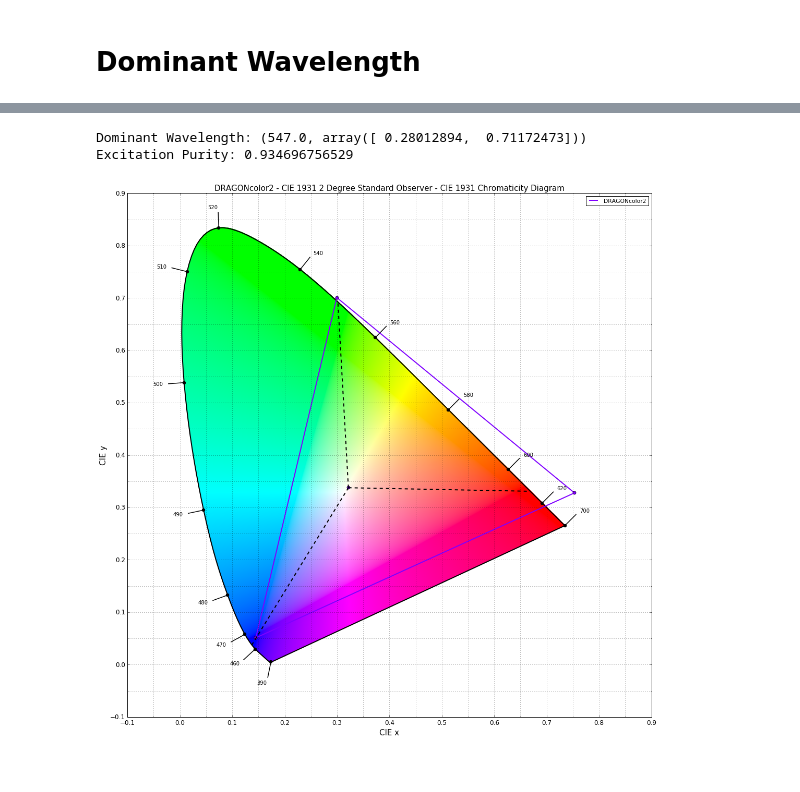
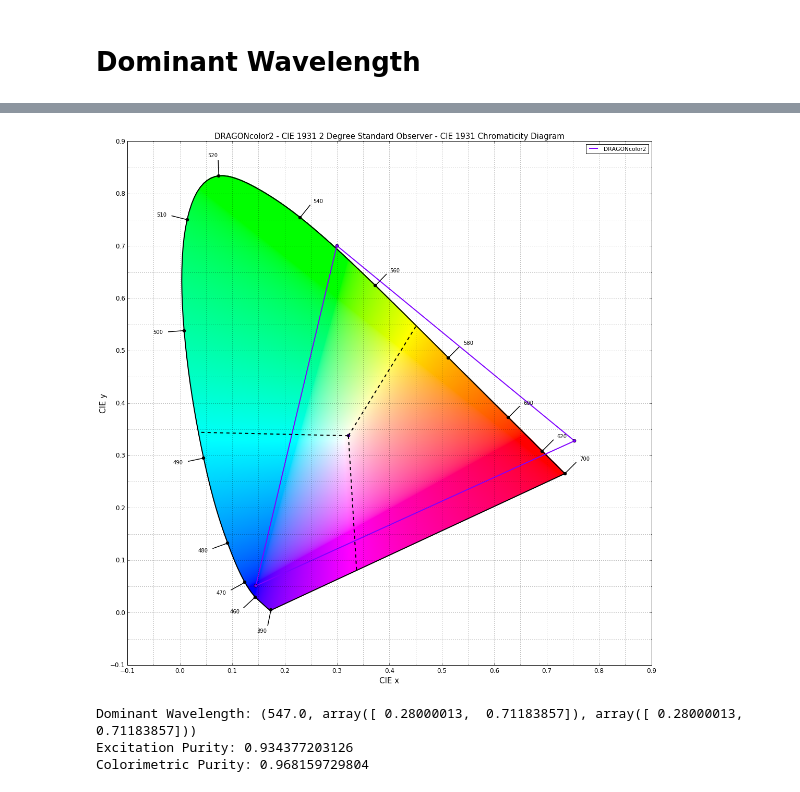
Before and after one commit to colour-science/colour-ramblings, a Jupyter notebook: dominant_wavelength.ipynb, the cells around one changed output, grey strips where cells are left out. Drawn from its saved outputs; the diff is of its cells as text; code cells hidden in the pictures.

```diff
--- a/dominant_wavelength.ipynb
+++ b/dominant_wavelength.ipynb
@@ -219,16 +209,21 @@ pylab.plot((D60[0], xy_i[0, 0]), (D60[1], xy_i[0, 1]), '--')
+# %%
+RGB_colourspaces_CIE_1931_chromaticity_diagram_plot(['DRAGONcolor2'], standalone=False)
+
+for p in DRAGON_COLOR_2_COLOURSPACE.primaries:
+    try:
+        w, xy_w, xy_cw = complementary_wavelength(p, D60)
+        pylab.plot((D60[0], xy_w[0]), (D60[1], xy_w[1]), '--', color='black', linewidth=2)
+    except RuntimeError as e:
+        print(e)
+# %% [output]
+[figure, added]
 # %%
 xy = (0.2835, 0.6870)
 E = ILLUMINANTS['CIE 1931 2 Degree Standard Observer']['E']
 print('Dominant Wavelength: {0}'.format(dominant_wavelength(xy, E)))
 print('Excitation Purity: {0}'.format(excitation_purity(xy, E)))
+print('Colorimetric Purity: {0}'.format(colorimetric_purity(xy, E)))
 # %% [output]
-Dominant Wavelength: (547.0, array([ 0.28012894,  0.71172473]))
-Excitation Purity: 0.934696756529
+Dominant Wavelength: (547.0, array([ 0.28000013,  0.71183857]), array([ 0.28000013,  0.71183857]))
+Excitation Purity: 0.934377203126
+Colorimetric Purity: 0.968159729804
-# %%
-RGB_colourspaces_CIE_1931_chromaticity_diagram_plot(['DRAGONcolor2'], standalone=False)
-
-for p in DRAGON_COLOR_2_COLOURSPACE.primaries:
-    w, xy = dominant_wavelength(p, D60)
-    pylab.plot((D60[0], xy[0]), (D60[1], xy[1]), '--', color='black', linewidth=2)
-# %% [output]
-[figure, removed]
```
Also changed, not shown: parts of 7 cells of this notebook.
